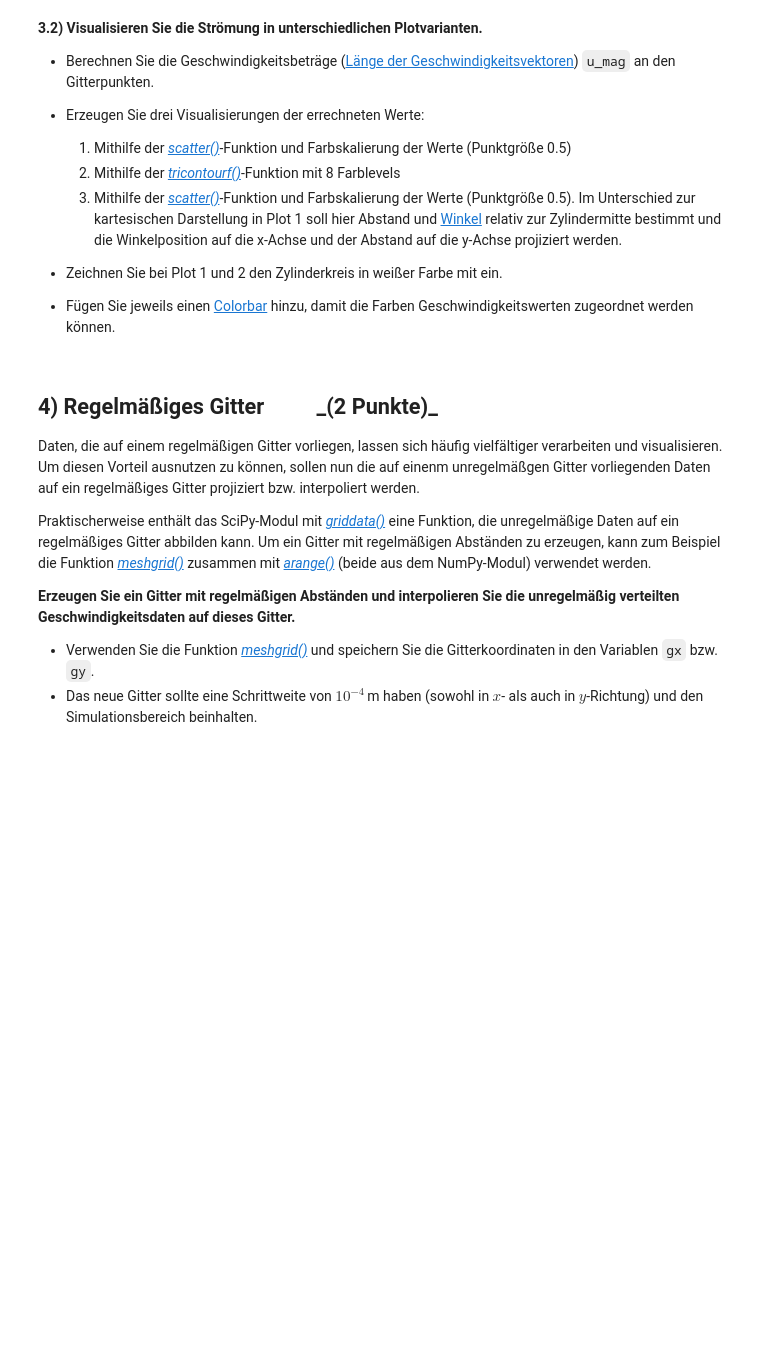
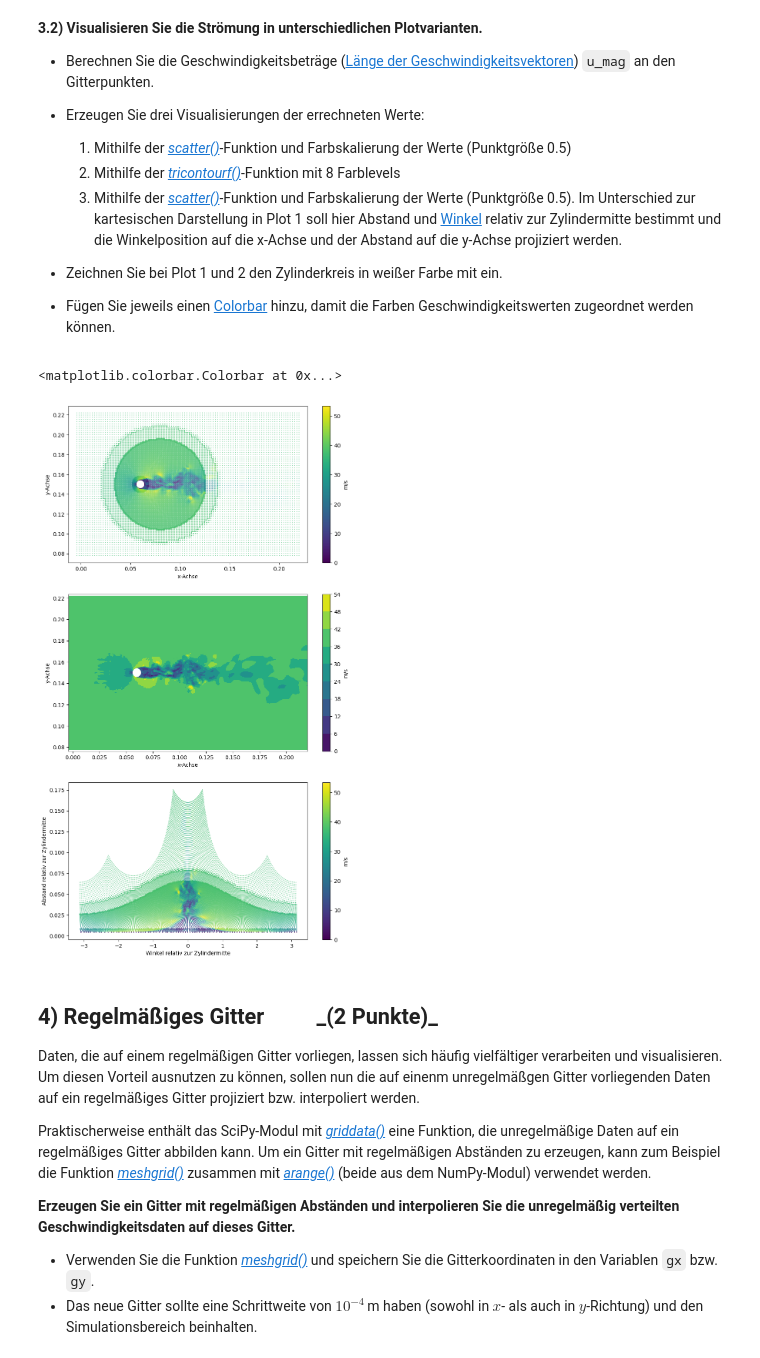
Before and after one commit to OYEMINE/Python-f-r-Ingenieure, a Jupyter notebook: PA3/PA3.ipynb, the cells around one changed output. Cells and saved outputs as stored; diff of their text form; code cells hidden in the pictures; blank space fills up the shorter version.

```diff
--- a/PA3/PA3.ipynb
+++ b/PA3/PA3.ipynb
@@ -264,7 +349,52 @@ assert u_min < 0 < w_avg < 30 < u_max < 60
 # %%
 plt.figure(5,(10,18))
 plt.subplot(311)
 # Hier eigenen Code schreiben ...
+
+# Layout optimieren
+# plt.tight_layout()
+
+# Berechnung der Geschwindigkeitsbeträge
+u_mag = np.sqrt(u**2 + v**2 + w**2)
+
+# Plot für Nummer 1
+plt.scatter(x, y, marker=".", c=u_mag, s=0.5)
+plt.colorbar(label="m/s")
+plt.axis("equal")
+plt.xlabel("x-Achse")
+plt.ylabel("y-Achse")
+# Den weißen Kreis zu Abbildung 1 hinzufügen
+ax = plt.gca()
+ax.add_patch(Circle((0.06, 0.15), 0.0075/2, color="white"))
+
+# Plot für Nummer 2
+plt.subplot(312)
+plt.tricontourf(x, y, u_mag, levels=8)
+plt.colorbar(label="m/s")
+plt.axis("equal")
+plt.xlabel("x-Achse")
+plt.ylabel("y-Achse")
+# Den weißen Kreis zu Abbildung 2 hinzufügen
+ax = plt.gca()
+ax.add_patch(Circle((0.06, 0.15), 0.0075/2, color="white"))
+
+# Für Nummer 3
+# Umwandeln in Polarkoordinaten, Zylinder Mittelpunkt x0 = 0.06 m und y0 = 0.15 m
+x0 = 0.06
+y0 = 0.15
+dx = x - x0
+dy = y - y0
+r = np.sqrt((dx)**2 + (dy)**2) # Das ist der Abstand zur Zylindermitte
+phi = np.arctan2(dy, dx) # Den Winkel zum Zylindermittelpunkt bestimmen
+# Den Plot für Nummer 3 erstellen
+plt.subplot(313)
+plt.scatter(phi, r, marker=".", c=u_mag, s=0.5)
+plt.xlabel("Winkel relativ zur Zylindermitte")
+plt.ylabel("Abstand relativ zur Zylindermitte")
+plt.colorbar(label="m/s")
+# %% [output]
+<matplotlib.colorbar.Colorbar at 0x...>
+[figure, added]
 # %%
 # Hier sind einige Plausibilitätstests:
 assert u_mag.shape == u.shape
```
Also changed, not shown: parts of 4 cells of this notebook.
